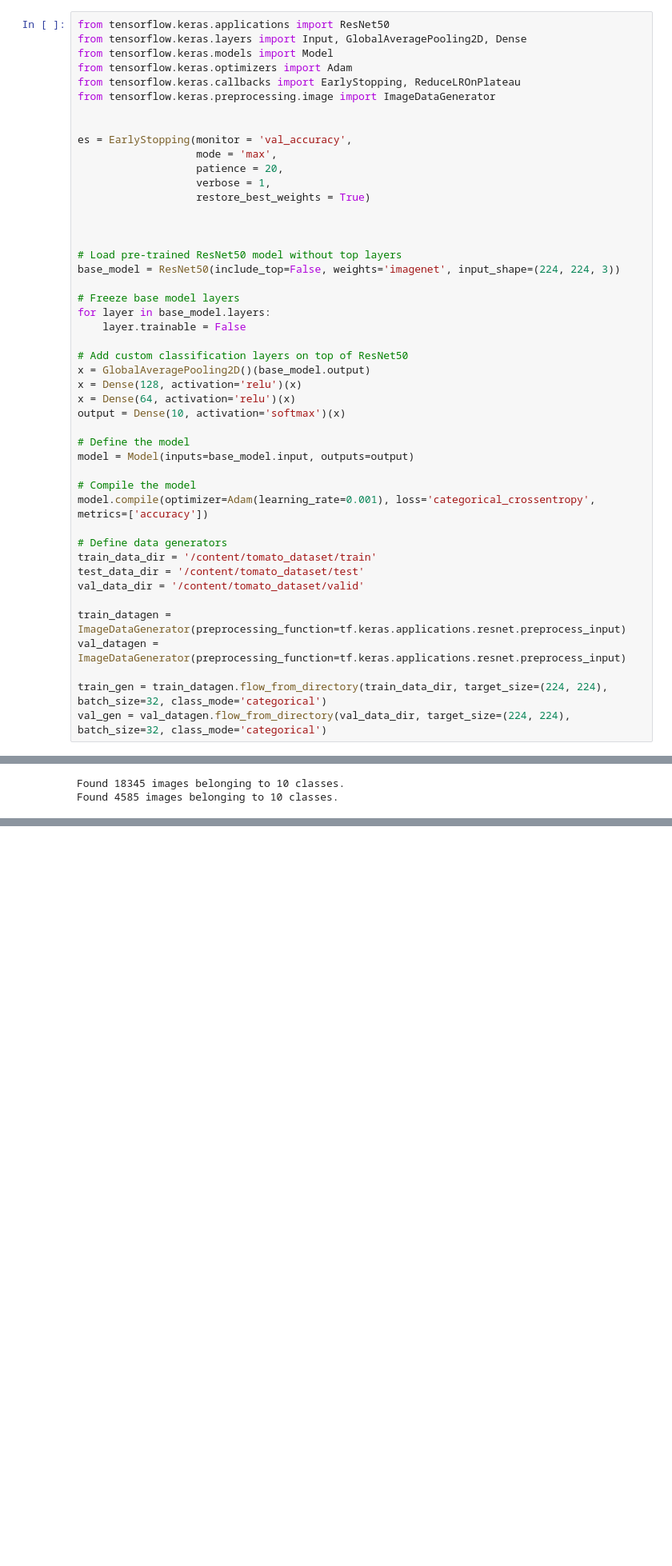
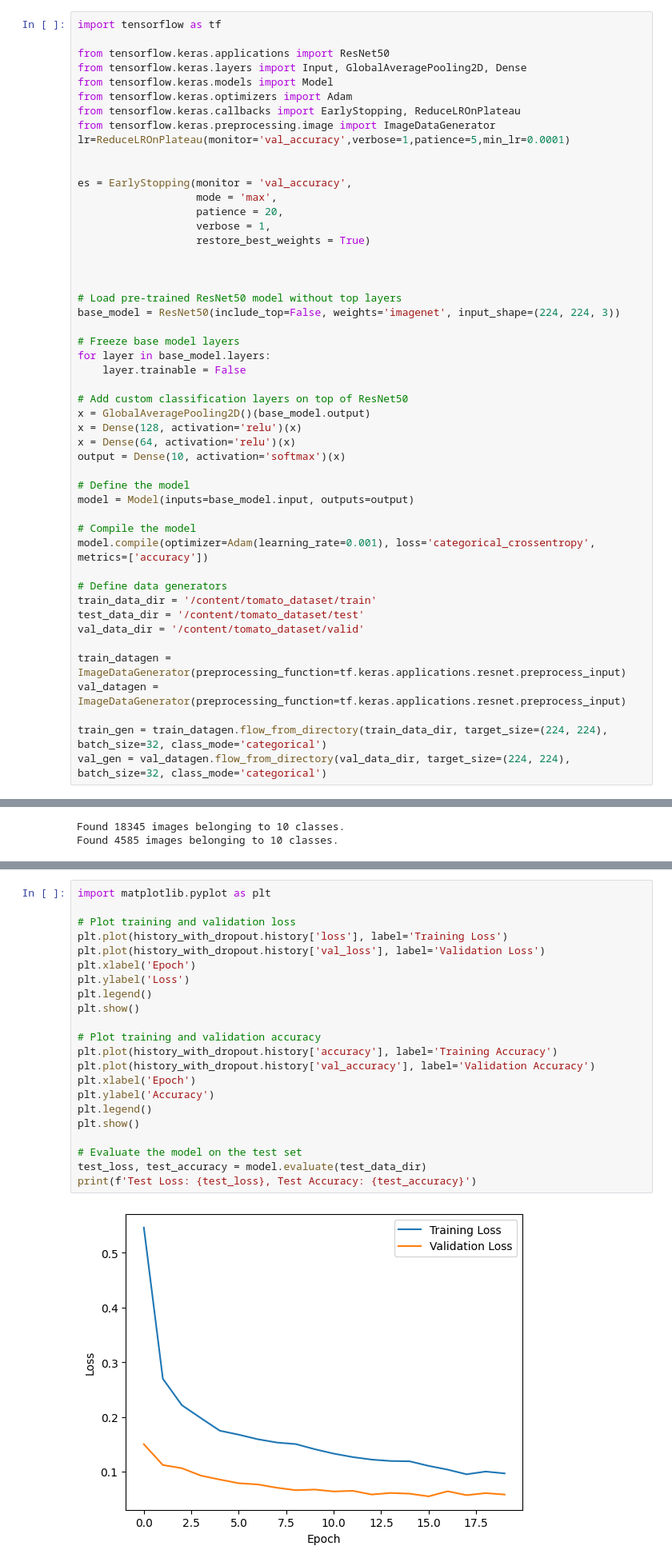
Before and after one commit to anuragsgupta/Tomato-Plant-Disease-Detection, a Jupyter notebook: PlantDisease.ipynb, the cells around one changed output, grey strips where cells are left out. Shown at 80% size. Saved outputs shown, nothing was run; the diff lists cells and outputs as text; blank space fills up the shorter version.

Commit message:
resnet50 with dropout layer trained

```diff
--- a/PlantDisease.ipynb
+++ b/PlantDisease.ipynb
@@ -521,10 +503,13 @@ cnn4.save('cnn4.h5')
 # %%
+import tensorflow as tf
+
 from tensorflow.keras.applications import ResNet50
 from tensorflow.keras.layers import Input, GlobalAveragePooling2D, Dense
 from tensorflow.keras.models import Model
 from tensorflow.keras.optimizers import Adam
 from tensorflow.keras.callbacks import EarlyStopping, ReduceLROnPlateau
 from tensorflow.keras.preprocessing.image import ImageDataGenerator
+lr=ReduceLROnPlateau(monitor='val_accuracy',verbose=1,patience=5,min_lr=0.0001)
 
 
 es = EarlyStopping(monitor = 'val_accuracy',
@@ -661,0 +674,24 @@ model_with_dropout.save('cnnResnet50.h5')
+# %%
+import matplotlib.pyplot as plt
+
+# Plot training and validation loss
+plt.plot(history_with_dropout.history['loss'], label='Training Loss')
+plt.plot(history_with_dropout.history['val_loss'], label='Validation Loss')
+plt.xlabel('Epoch')
+plt.ylabel('Loss')
+plt.legend()
+plt.show()
+
+# Plot training and validation accuracy
+plt.plot(history_with_dropout.history['accuracy'], label='Training Accuracy')
+plt.plot(history_with_dropout.history['val_accuracy'], label='Validation Accuracy')
+plt.xlabel('Epoch')
+plt.ylabel('Accuracy')
+plt.legend()
+plt.show()
+
+# Evaluate the model on the test set
+test_loss, test_accuracy = model.evaluate(test_data_dir)
+print(f'Test Loss: {test_loss}, Test Accuracy: {test_accuracy}')
+# %% [output]
+[figure, added]
```
Also changed, not shown: parts of 16 cells of this notebook.
